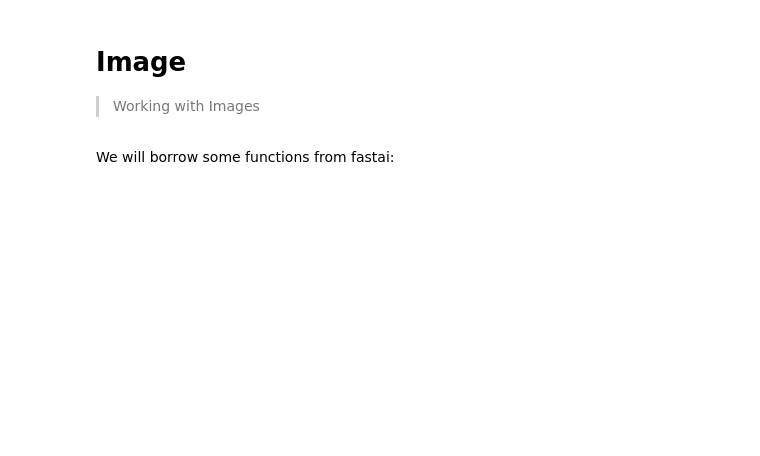
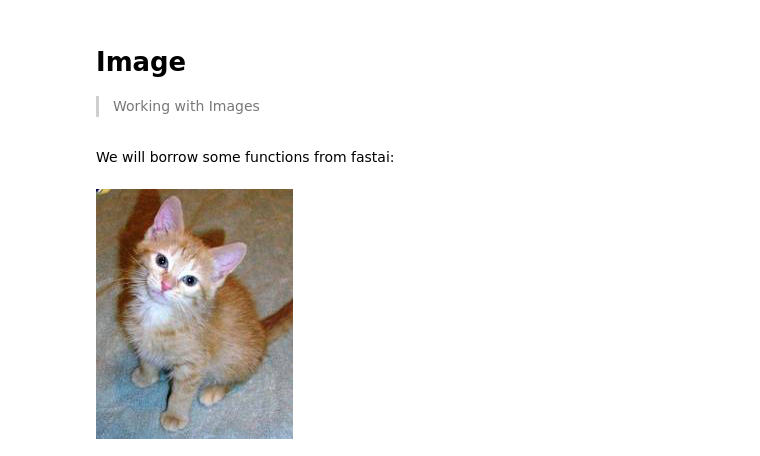
Before and after one commit to tcapelle/fastwandb, a Jupyter notebook: nbs/02_image.ipynb, the cells around one changed output. Cells and saved outputs as stored; diff of their text form; code cells hidden in the pictures; blank space fills up the shorter version.

```diff
--- a/nbs/02_image.ipynb
+++ b/nbs/02_image.ipynb
@@ -49,3 +49,6 @@ def show_images(ims, nrows=1, ncols=None, titles=None, **kwargs):
     for im,t,ax in zip(ims, titles, axs): show_image(im, ax=ax, title=t)
 # %%
 TEST_IMAGE = Path('images/cat.jpg')
+load_image(TEST_IMAGE)
+# %% [output]
+[figure, added]
```
Also changed, not shown: 6 other files.
